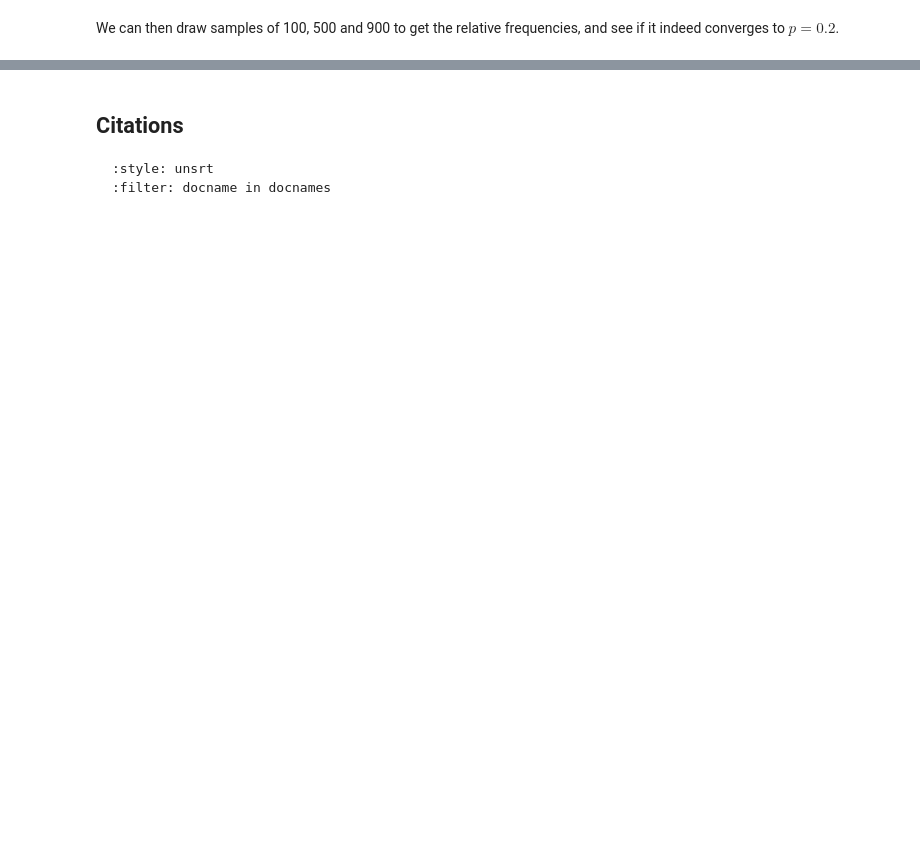
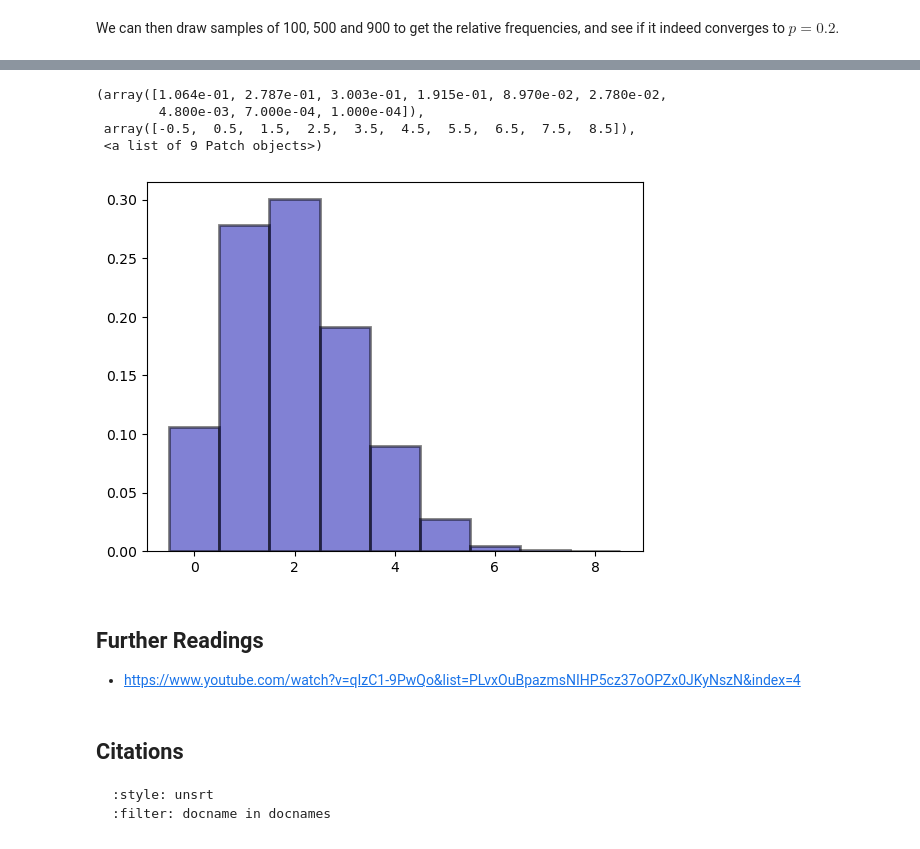
Before and after one commit to tan-wt/gaohn-probability-stats, a Jupyter notebook: content/03_discrete_random_variables/0309_binomial_distribution.ipynb, the cells around one changed output, grey strips where cells are left out. Drawn from its saved outputs; the diff is of its cells as text; code cells hidden in the pictures; blank space fills up the shorter version.

```diff
--- a/content/03_discrete_random_variables/0309_binomial_distribution.ipynb
+++ b/content/03_discrete_random_variables/0309_binomial_distribution.ipynb
@@ -169,4 +175,4 @@ $p$ parameter becomes important.
 # %%
 # create a true population of 1000 people of 200 1s and 800 0s
-true_population = np.zeros(shape=1000)
-true_population[:200] = 1
+true_population = np.zeros(shape=10000)
+true_population[:2000] = 1
@@ -402,3 +328,29 @@ The relative freqs are [0.8022 0.1978]
+# %%
+n_repeats = 10000
+n_covid = np.empty(shape=n_repeats)
+for i in range(n_repeats):
+    n_covid[i] = perform_bernoulli_trials(true_population, 10, 0.2)
+# %%
+bins = np.arange(0, n_covid.max() + 1.5) - 0.5
+plt.hist(
+    n_covid,
+    bins,
+    density=True,
+    color="#0504AA",
+    alpha=0.5,
+    edgecolor="black",
+    linewidth=2,
+)
+# %% [output]
+(array([1.064e-01, 2.787e-01, 3.003e-01, 1.915e-01, 8.970e-02, 2.780e-02,
+        4.800e-03, 7.000e-04, 1.000e-04]),
+ array([-0.5,  0.5,  1.5,  2.5,  3.5,  4.5,  5.5,  6.5,  7.5,  8.5]),
+ <a list of 9 Patch objects>)
+[figure, added]
+# %% [markdown]
+## Further Readings
+
+- https://www.youtube.com/watch?v=qIzC1-9PwQo&list=PLvxOuBpazmsNIHP5cz37oOPZx0JKyNszN&index=4
 # %% [markdown]
 ## Citations
 
```
Also changed, not shown: parts of 49 cells of this notebook, 5 other files.
